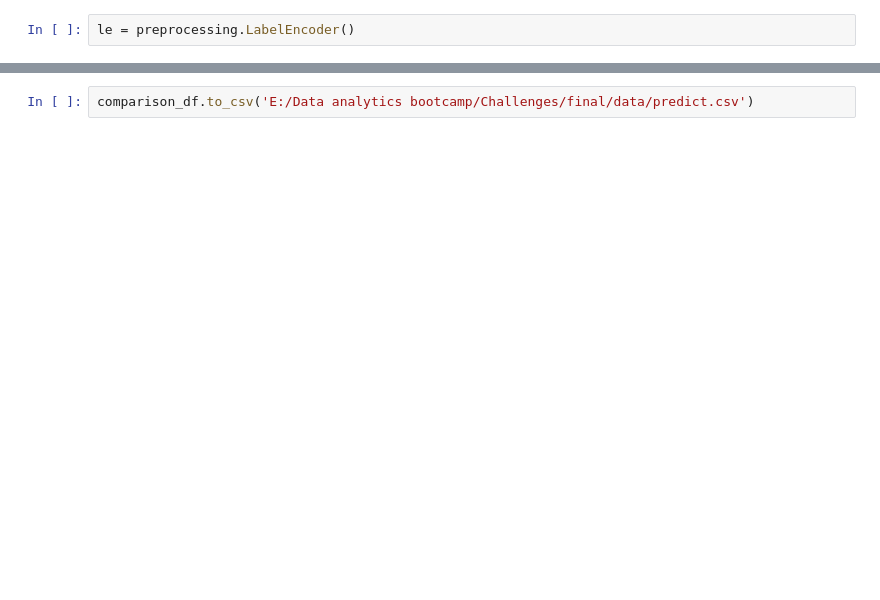
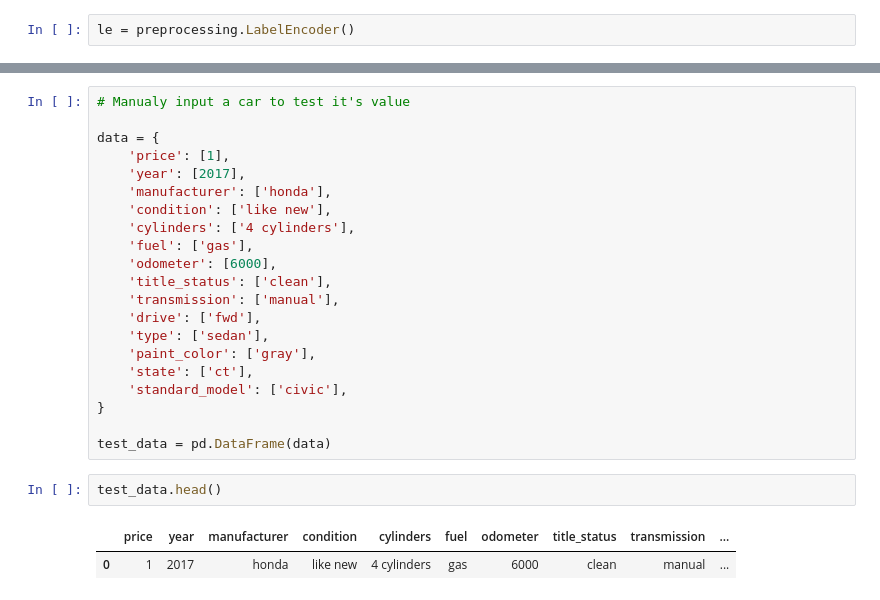
Before and after one commit to brown016340/Project---4, a Jupyter notebook: working.ipynb, the cells around one changed output, grey strips where cells are left out. Saved outputs shown, nothing was run; the diff lists cells and outputs as text; blank space fills up the shorter version.

```diff
--- a/working.ipynb
+++ b/working.ipynb
@@ -181,2 +137,26 @@ R-squared value: 0.8601707529065367
-# %%
-comparison_df.to_csv('E:/Data analytics bootcamp/Challenges/final/data/predict.csv')
+# %%
+# Manualy input a car to test it's value
+
+data = {
+    'price': [1],
+    'year': [2017],
+    'manufacturer': ['honda'],
+    'condition': ['like new'],
+    'cylinders': ['4 cylinders'],
+    'fuel': ['gas'],
+    'odometer': [6000],
+    'title_status': ['clean'],
+    'transmission': ['manual'],
+    'drive': ['fwd'],
+    'type': ['sedan'],
+    'paint_color': ['gray'],
+    'state': ['ct'],
+    'standard_model': ['civic'],
+}
+
+test_data = pd.DataFrame(data)
+# %%
+test_data.head()
+# %% [output]
+|  | price | year | manufacturer | condition | cylinders | fuel | odometer | title_status | transmission | ... |
+| 0 | 1 | 2017 | honda | like new | 4 cylinders | gas | 6000 | clean | manual | ... |
```
Also changed, not shown: parts of 31 cells of this notebook, 1 other file.
